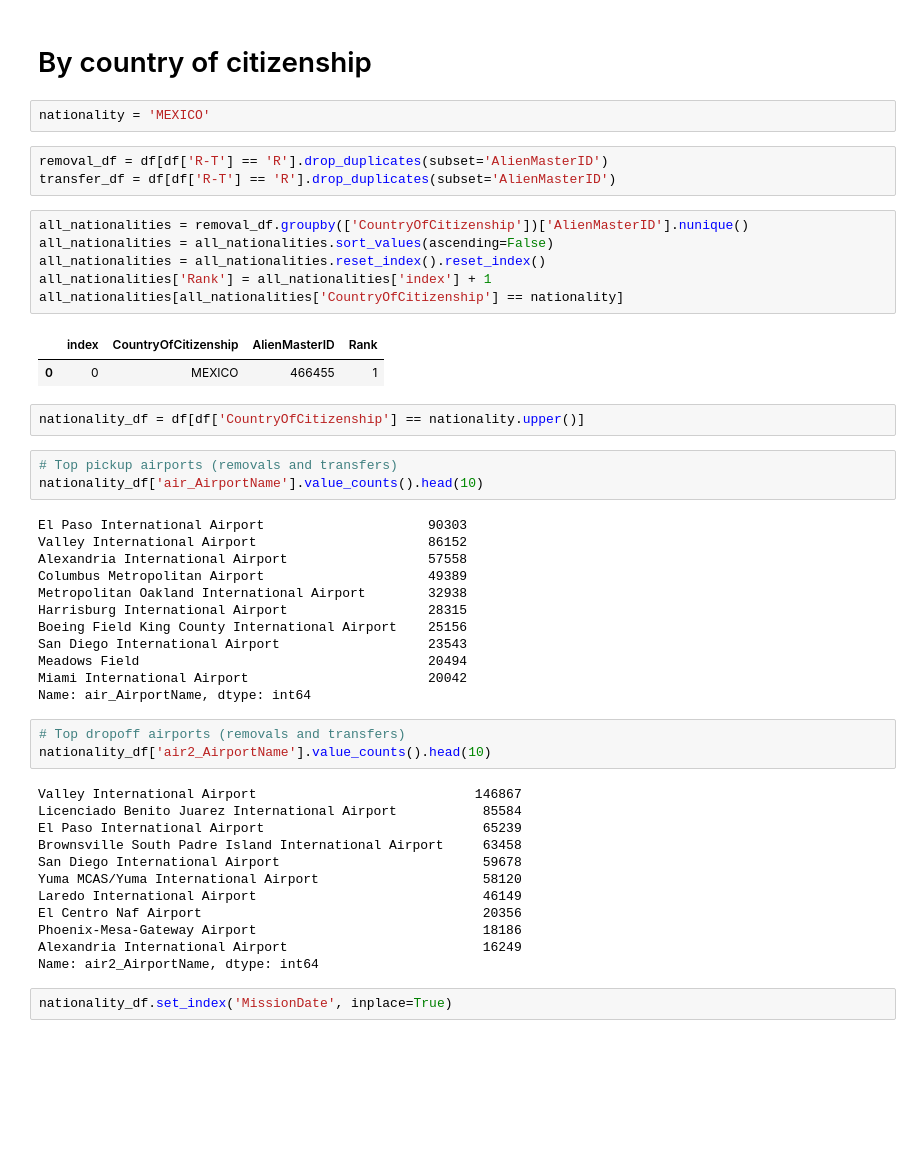
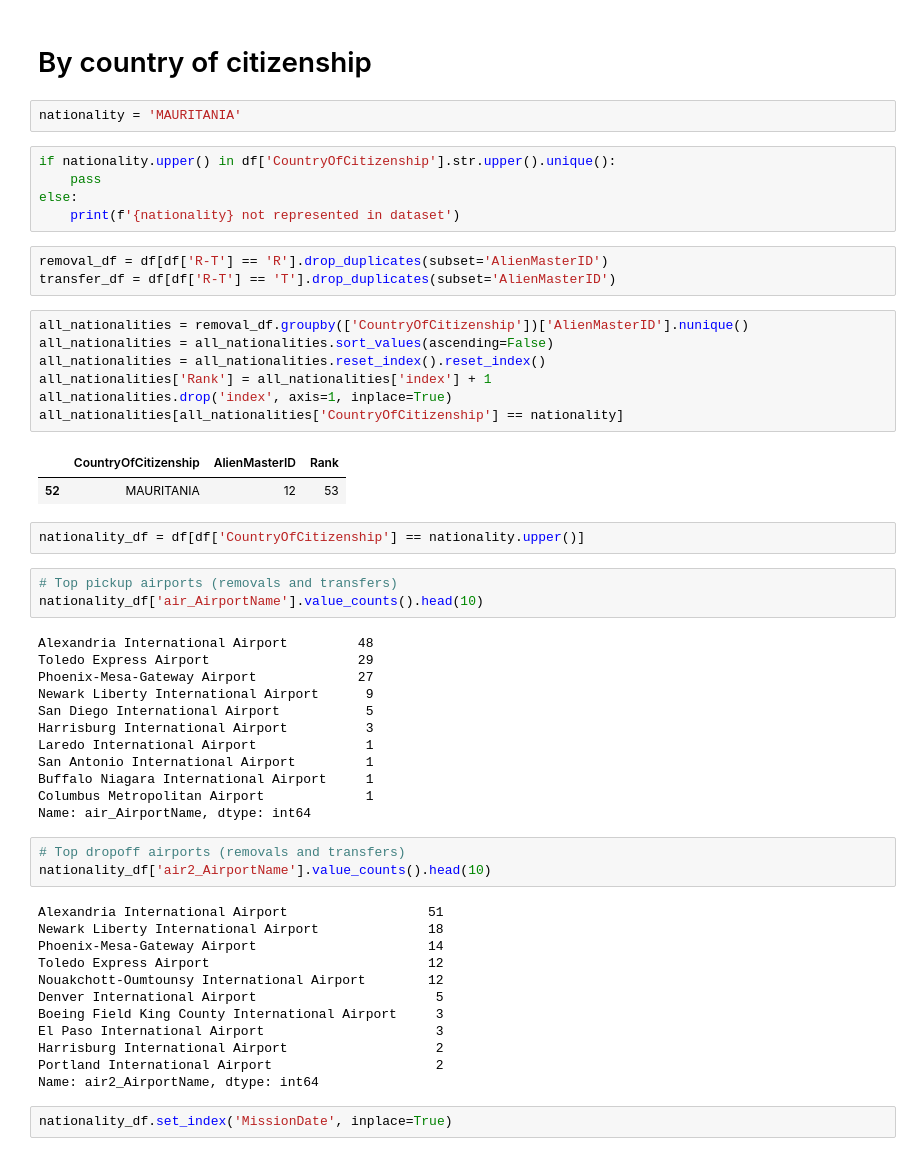
Before and after one commit to UWCHR/ice-air, a Jupyter notebook: analyze/note/nationality.ipynb, the cells around one changed output. Cells and saved outputs as stored; diff of their text form; blank space fills up the shorter version.

```diff
--- a/analyze/note/nationality.ipynb
+++ b/analyze/note/nationality.ipynb
@@ -45,50 +45,56 @@ memory usage: 168.6 MB
 # %% [markdown]
 # By country of citizenship
 # %%
-nationality = 'MEXICO'
+nationality = 'MAURITANIA'
+# %%
+if nationality.upper() in df['CountryOfCitizenship'].str.upper().unique():
+    pass
+else:
+    print(f'{nationality} not represented in dataset')
 # %%
 removal_df = df[df['R-T'] == 'R'].drop_duplicates(subset='AlienMasterID')
-transfer_df = df[df['R-T'] == 'R'].drop_duplicates(subset='AlienMasterID')
+transfer_df = df[df['R-T'] == 'T'].drop_duplicates(subset='AlienMasterID')
 # %%
 all_nationalities = removal_df.groupby(['CountryOfCitizenship'])['AlienMasterID'].nunique()
 all_nationalities = all_nationalities.sort_values(ascending=False)
 all_nationalities = all_nationalities.reset_index().reset_index()
 all_nationalities['Rank'] = all_nationalities['index'] + 1
+all_nationalities.drop('index', axis=1, inplace=True)
 all_nationalities[all_nationalities['CountryOfCitizenship'] == nationality]
 # %% [output]
-|  | index | CountryOfCitizenship | AlienMasterID | Rank |
-| 0 | 0 | MEXICO | 466455 | 1 |
+|  | CountryOfCitizenship | AlienMasterID | Rank |
+| 52 | MAURITANIA | 12 | 53 |
 # %%
 nationality_df = df[df['CountryOfCitizenship'] == nationality.upper()]
 # %%
 # Top pickup airports (removals and transfers)
 nationality_df['air_AirportName'].value_counts().head(10)
 # %% [output]
-El Paso International Airport                     90303
-Valley International Airport                      86152
-Alexandria International Airport                  57558
-Columbus Metropolitan Airport                     49389
-Metropolitan Oakland International Airport        32938
-Harrisburg International Airport                  28315
-Boeing Field King County International Airport    25156
-San Diego International Airport                   23543
-Meadows Field                                     20494
-Miami International Airport                       20042
+Alexandria International Airport         48
+Toledo Express Airport                   29
+Phoenix-Mesa-Gateway Airport             27
+Newark Liberty International Airport      9
+San Diego International Airport           5
+Harrisburg International Airport          3
+Laredo International Airport              1
+San Antonio International Airport         1
+Buffalo Niagara International Airport     1
+Columbus Metropolitan Airport             1
 Name: air_AirportName, dtype: int64
 # %%
 # Top dropoff airports (removals and transfers)
 nationality_df['air2_AirportName'].value_counts().head(10)
 # %% [output]
-Valley International Airport                            146867
-Licenciado Benito Juarez International Airport           85584
-El Paso International Airport                            65239
-Brownsville South Padre Island International Airport     63458
-San Diego International Airport                          59678
-Yuma MCAS/Yuma International Airport                     58120
-Laredo International Airport                             46149
-El Centro Naf Airport                                    20356
-Phoenix-Mesa-Gateway Airport                             18186
-Alexandria International Airport                         16249
+Alexandria International Airport                  51
+Newark Liberty International Airport              18
+Phoenix-Mesa-Gateway Airport                      14
+Toledo Express Airport                            12
+Nouakchott-Oumtounsy International Airport        12
+Denver International Airport                       5
+Boeing Field King County International Airport     3
+El Paso International Airport                      3
+Harrisburg International Airport                   2
+Portland International Airport                     2
 Name: air2_AirportName, dtype: int64
 # %%
 nationality_df.set_index('MissionDate', inplace=True)
```
Also changed, not shown: parts of 31 cells of this notebook, 8 other files.
